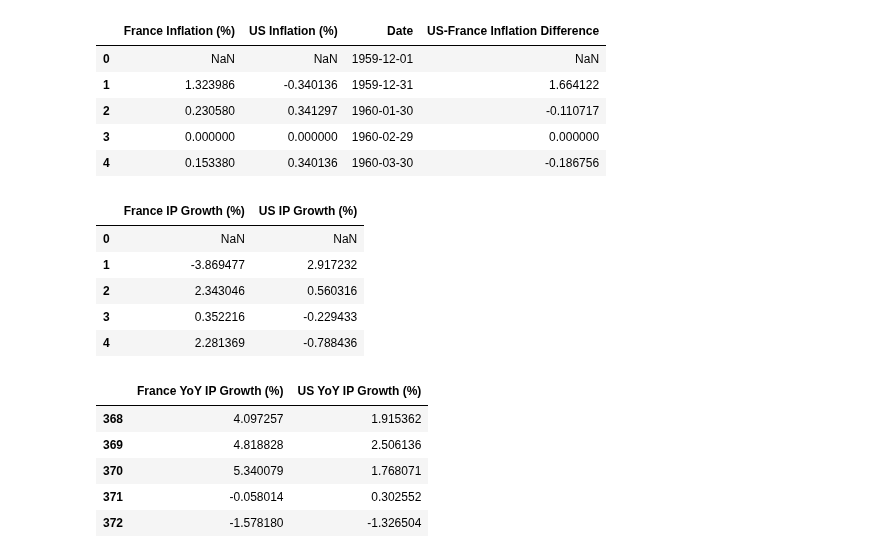
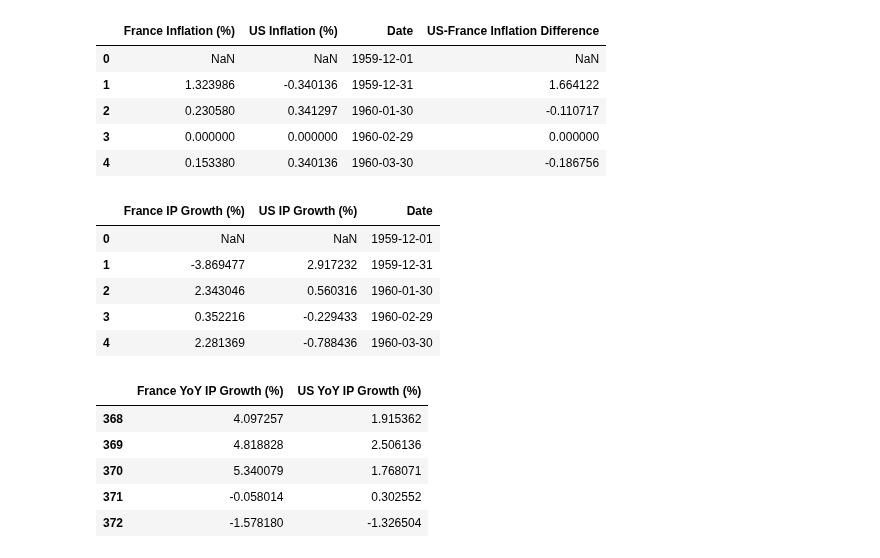
Before and after one commit to SparklyPlant/The-Grave-of-Ming, a Jupyter notebook: Code/NB1.ipynb, the cells around one changed output. Cells and saved outputs as stored; diff of their text form; code cells hidden in the pictures.

```diff
--- a/Code/NB1.ipynb
+++ b/Code/NB1.ipynb
@@ -840,17 +840,22 @@ display(Monthly_inflation_graph_df_2.head())
 | 4 | 0.153380 | 0.340136 | 1960-03-30 | -0.186756 |
 # %%
 Monthly_growth_graph_df = pd.read_json('../Data/Montly_industrial_production.json')
+
+start_date = pd.to_datetime('1959-12-01')
+Monthly_growth_graph_df['Date'] = start_date + pd.to_timedelta((Monthly_growth_graph_df['Month'] - 1) * 30, unit='D')
+
+Monthly_inflation_graph_df_2 = Monthly_inflation_graph_df.drop(['Month'], axis=1)
 
 Monthly_growth_graph_df_2 = Monthly_growth_graph_df.drop(['Month'], axis=1)
 
 display(Monthly_growth_graph_df_2.head())
 # %% [output]
-|  | France IP Growth (%) | US IP Growth (%) |
-| 0 | NaN | NaN |
-| 1 | -3.869477 | 2.917232 |
-| 2 | 2.343046 | 0.560316 |
-| 3 | 0.352216 | -0.229433 |
-| 4 | 2.281369 | -0.788436 |
+|  | France IP Growth (%) | US IP Growth (%) | Date |
+| 0 | NaN | NaN | 1959-12-01 |
+| 1 | -3.869477 | 2.917232 | 1959-12-31 |
+| 2 | 2.343046 | 0.560316 | 1960-01-30 |
+| 3 | 0.352216 | -0.229433 | 1960-02-29 |
+| 4 | 2.281369 | -0.788436 | 1960-03-30 |
 # %%
 Growth_vs_12_months_df = pd.read_json('../Data/YoY_growth.json')
 
```
Also changed, not shown: parts of 3 cells of this notebook.
